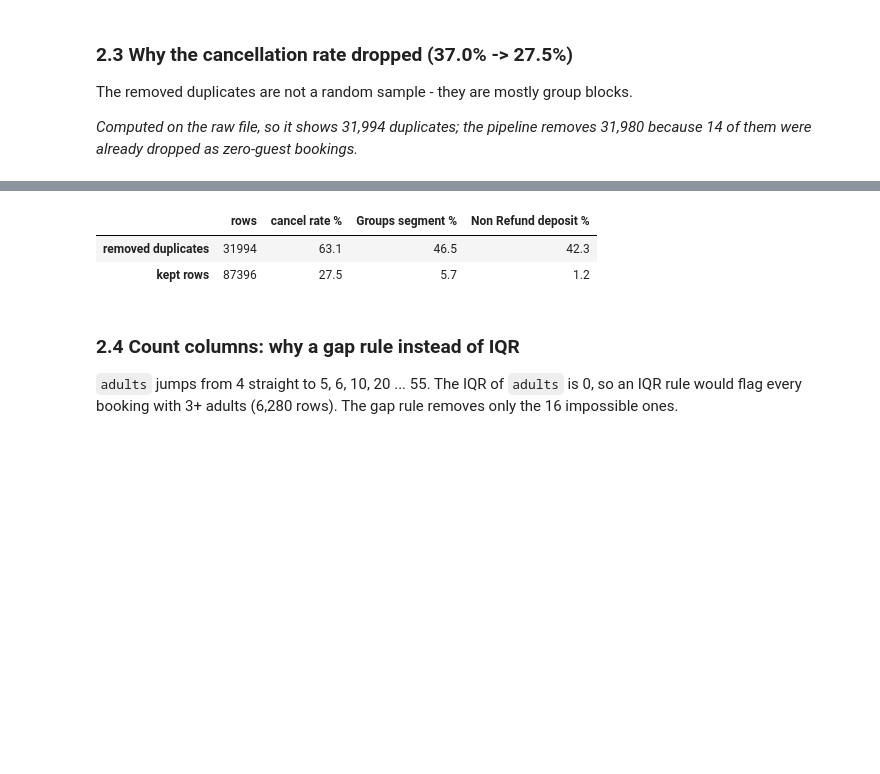
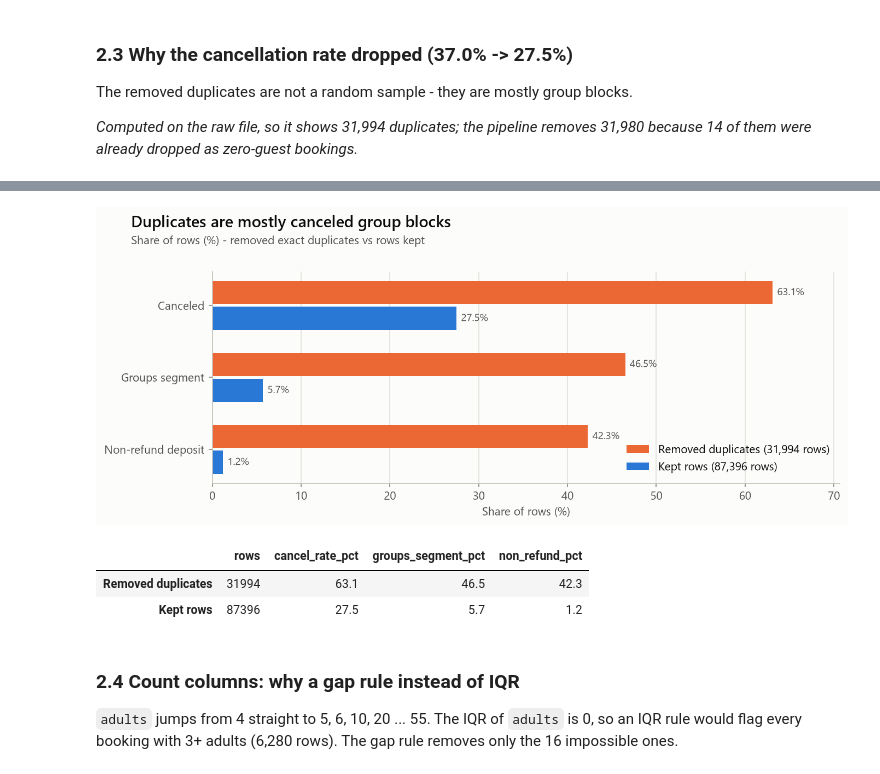
Before and after one commit to Krishna141414/hotel-booking-preprocessing, a Jupyter notebook: notebooks/eda.ipynb, the cells around one changed output, grey strips where cells are left out. Cells and saved outputs as stored; diff of their text form; code cells hidden in the pictures; blank space fills up the shorter version.

```diff
--- a/notebooks/eda.ipynb
+++ b/notebooks/eda.ipynb
@@ -18,6 +18,7 @@ PROJECT_ROOT = next(p for p in [Path.cwd(), *Path.cwd().parents] if (p / "src").
 sys.path.insert(0, str(PROJECT_ROOT))
 
 import pandas as pd
+from IPython.display import Image, display
 
 from src import config
 from src.download_data import ensure_raw_data
@@ -26,6 +27,11 @@ from src.load_data import column_overview, data_quality_snapshot, load_raw_data,
 config.setup_logging()
 pd.set_option("display.max_columns", 40)
 pd.set_option("display.width", 200)
+
+
+def show(name: str) -> None:
+    """Display a saved figure from reports/figures/."""
+    display(Image(filename=str(config.FIGURES_DIR / f"{name}.png"), width=900))
 # %% [markdown]
 ## 1. Data understanding
 
@@ -321,18 +344,10 @@ The removed duplicates are not a random sample - they are mostly group blocks.
 
 *Computed on the raw file, so it shows 31,994 duplicates; the pipeline removes 31,980 because 14 of them were already dropped as zero-guest bookings.*
 # %%
-is_dup = df.duplicated(keep="first")
-groups = {"removed duplicates": df[is_dup], "kept rows": df[~is_dup]}
-pd.DataFrame.from_dict(
-    {
-        name: {
-            "rows": len(part),
-            "cancel rate %": round(part[config.TARGET].mean() * 100, 1),
-            "Groups segment %": round((part["market_segment"] == "Groups").mean() * 100, 1),
-            "Non Refund deposit %": round((part["deposit_type"] == "Non Refund").mean() * 100, 1),
-        }
-        for name, part in groups.items()
-    },
-    orient="index",
-)
+from src import eda
+from src.visualize import plot_duplicates_profile
+
+save_figure(plot_duplicates_profile(df), "03_duplicates_profile")
+show("03_duplicates_profile")
+eda.duplicates_profile(df)
 # %% [output]
@@ -339,6 +355,7 @@ pd.DataFrame.from_dict(
+[figure, added]
-|  | rows | cancel rate % | Groups segment % | Non Refund deposit % |
-| removed duplicates | 31994 | 63.1 | 46.5 | 42.3 |
-| kept rows | 87396 | 27.5 | 5.7 | 1.2 |
+|  | rows | cancel_rate_pct | groups_segment_pct | non_refund_pct |
+| Removed duplicates | 31994 | 63.1 | 46.5 | 42.3 |
+| Kept rows | 87396 | 27.5 | 5.7 | 1.2 |
 # %% [markdown]
 ### 2.4 Count columns: why a gap rule instead of IQR
 `adults` jumps from 4 straight to 5, 6, 10, 20 ... 55. The IQR of `adults` is 0, so an IQR rule would flag every booking with 3+ adults (6,280 rows). The gap rule removes only the 16 impossible ones.
```
Also changed, not shown: parts of 48 cells of this notebook, 3 other files.
